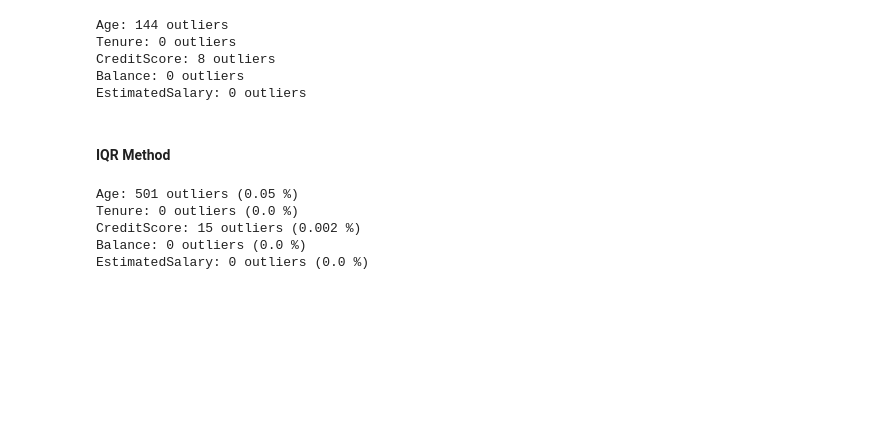
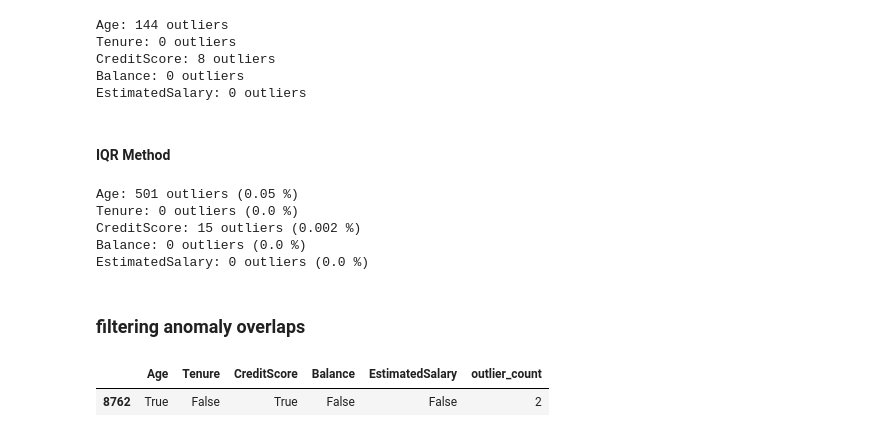
Before and after one commit to Shyaminda/llm-assisted-data-imputation, a Jupyter notebook: 1_handle_outliers.ipynb, the cells around one changed output. Saved outputs shown, nothing was run; the diff lists cells and outputs as text; code cells hidden in the pictures; blank space fills up the shorter version.

```diff
--- a/1_handle_outliers.ipynb
+++ b/1_handle_outliers.ipynb
@@ -137,5 +137,19 @@ Tenure: 0 outliers (0.0 %)
 CreditScore: 15 outliers (0.002 %)
 Balance: 0 outliers (0.0 %)
 EstimatedSalary: 0 outliers (0.0 %)
+# %% [markdown]
+### filtering anomaly overlaps
+# %%
+outlier_mask_log = pd.DataFrame()
+for col in numerical_columns:
+	outlier_mask_log[col] = find_anomaly(df[col])
+
+outlier_count = outlier_mask_log.sum(axis=1)
+outlier_mask_log["outlier_count"] = outlier_count
+outlier_mask_log = outlier_mask_log[outlier_mask_log["outlier_count"] == 2]
+outlier_mask_log
+# %% [output]
+|  | Age | Tenure | CreditScore | Balance | EstimatedSalary | outlier_count |
+| 8762 | True | False | True | False | False | 2 |
 # %%
 df.to_csv("../week--02/data/processed/CEHHbInToW_outliers_handled_values.csv", index=False)
```
Also changed, not shown: 2 other files.
